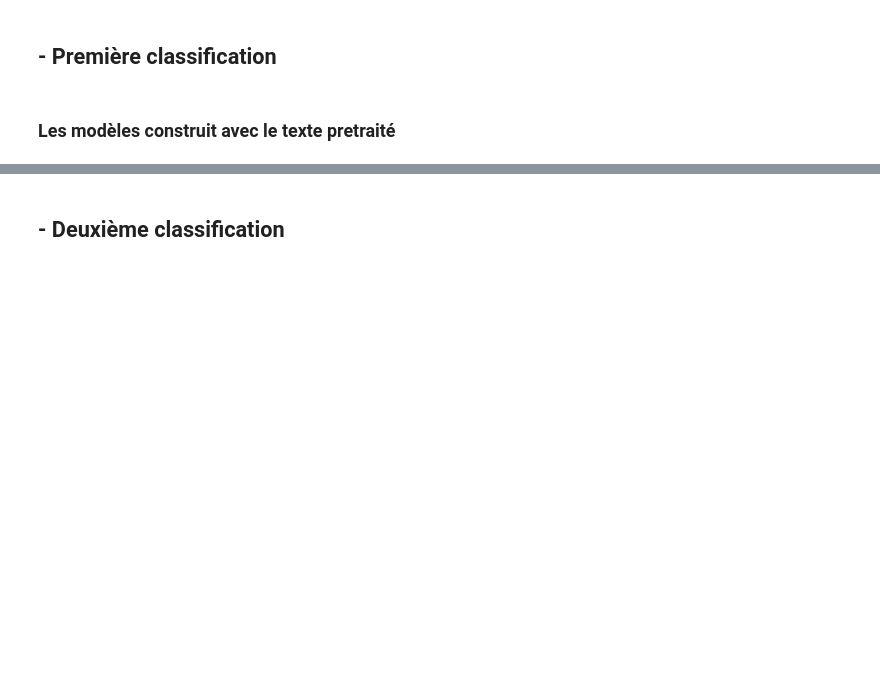
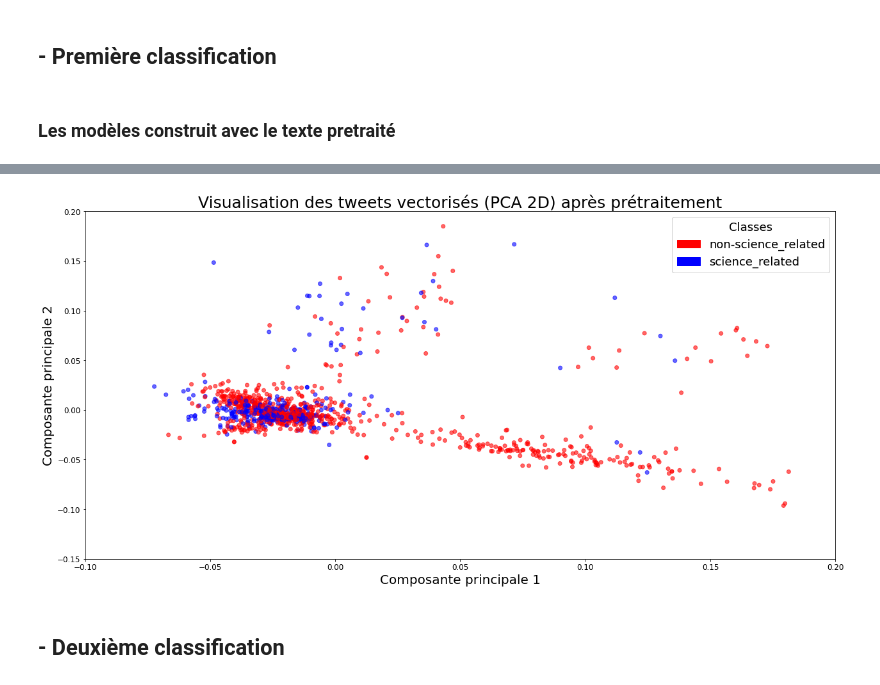
Before and after one commit to RaphaelRibes/machine-learning, a Jupyter notebook: Notebook-infos-pertinentes.ipynb, the cells around one changed output, grey strips where cells are left out. Drawn from its saved outputs; the diff is of its cells as text; code cells hidden in the pictures; blank space fills up the shorter version.

```diff
--- a/Notebook-infos-pertinentes.ipynb
+++ b/Notebook-infos-pertinentes.ipynb
@@ -507,3 +620,73 @@ Mean accuracy: 0.9412 (±0.0183)
+# %%
+import matplotlib.patches as mpatches
+from matplotlib.colors import ListedColormap
+import numpy as np
+
+
+##############################################################################################
+#X = remake_sentences(filtered_words)  # Utiliser uniquement la colonne 'text' comme feature
+X = df["cleaned_text"]
+y_binary = df['science_related']  # Étiquette binaire (scientifique ou non)
+
+
+X_train, X_test, y_train, y_test = train_test_split(X, y_binary, test_size=0.2, random_state=1)
+
+vectorizer = TfidfVectorizer(ngram_range=(1, 2), max_features=100000)
+X_vec = vectorizer.fit_transform(X)  # Apprentissage et transformation sur l'entraînement
+
+X_train_vec = vectorizer.fit_transform(X_train)  # Apprentissage et transformation sur l'entraînement
+
+
+X_test_vec = vectorizer.transform(X_test)
+##############################################################################################
+
+# PCA
+pca = PCA(n_components=2)
+X_pca = pca.fit_transform(X_vec.toarray())
+
+# Préparation de la figure
+plt.figure(figsize=(21, 10))
+
+# SCATTERPLOT avec couleur en fonction des classes (y_binary)
+scatter = plt.scatter(X_pca[:, 0], X_pca[:, 1], c=y_binary, cmap=ListedColormap(['red', 'blue']), alpha=0.6)
+
+# LÉGENDE 1 : pour y_binary
+# Créer des étiquettes de couleur
+class_labels = {0: 'non-science_related', 1: 'science_related'}
+unique_classes = np.unique(y_binary)
+
+handles = [
+    mpatches.Patch(color=scatter.cmap(scatter.norm(cls)), label=class_labels[cls])
+    for cls in unique_classes
+]
+
+legend1 = plt.legend(handles=handles, title='Classes', loc='upper right', prop={'size': 18}, title_fontsize=18)
+plt.gca().add_artist(legend1)
+
+# Ajouter les lignes rouges (zones de découpe)
+#v1 = plt.axvline(x=-0.06, color='black', linestyle='--', linewidth=2)
+#v2 = plt.axvline(x=0, color='black', linestyle='--', linewidth=2)
+#h1 = plt.axhline(y=0.07, color='black', linestyle='--')
+#h2 = plt.axhline(y=-0.05, color='black', linestyle='--')
+
+
+
+# TITRES ET LABELS
+plt.title('Visualisation des tweets vectorisés (PCA 2D) après prétraitement', fontsize = 25)
+plt.xlabel('Composante principale 1', fontsize = 20)
+plt.ylabel('Composante principale 2', fontsize = 20)
+
+plt.xticks(fontsize=12)
+plt.yticks(fontsize=12)
+
+plt.ylim(-0.15, 0.2)
+plt.xlim(-0.1, 0.2)
+
+plt.xlim
+
+plt.show()
+# %% [output]
+[figure, added]
 # %% [markdown]
 ## - Deuxième classification
 # %%
```
Also changed, not shown: parts of 6 cells of this notebook, 1 other file.
